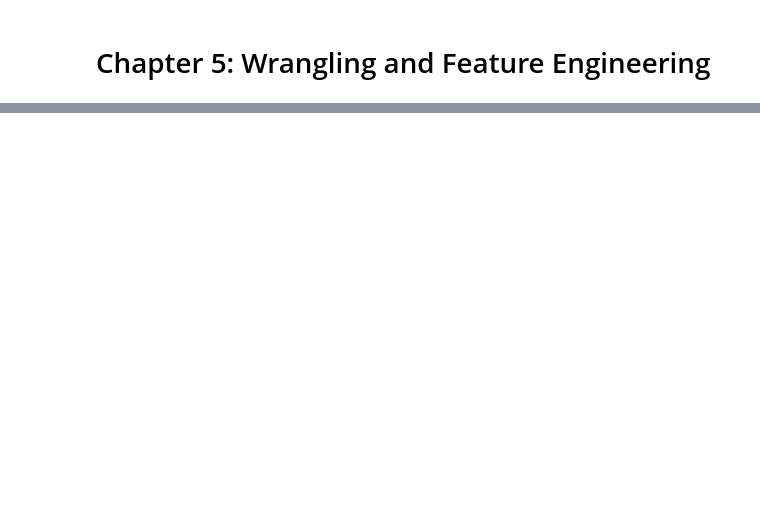
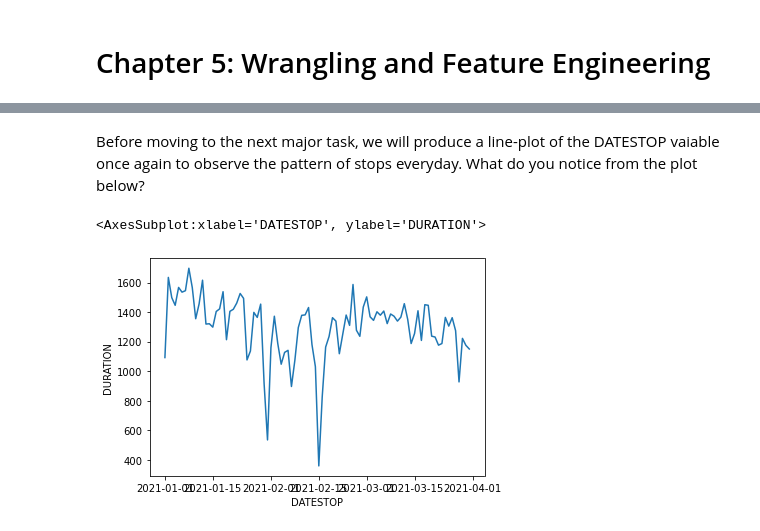
Before and after one commit to rahimrasool/CAN_textbook, a Jupyter notebook: _sources/content/01/Chapter5.ipynb, the cells around one changed output, grey strips where cells are left out. Saved outputs shown, nothing was run; the diff lists cells and outputs as text; code cells hidden in the pictures; blank space fills up the shorter version.

```diff
--- a/_sources/content/01/Chapter5.ipynb
+++ b/_sources/content/01/Chapter5.ipynb
@@ -27,0 +31,4 @@ Comments: Replace Veil of darkness analysis with something shown in the plots
+# %%
+# replace csv and import pickle
+import pandas as pd
+stops_filtered = pd.read_pickle('stops_filtered.pkl')
@@ -27,0 +41,5 @@ Comments: Replace Veil of darkness analysis with something shown in the plots
+# %%
+# Combine Contraband and weapon
+stops_filtered['ContraORDrugs'] = True
+stops_filtered['ContraORDrugs'] = \
+stops_filtered['ContraORDrugs'].where((stops_filtered['VEHCONTRA']==1) | (stops_filtered['VEHDRUGS']==1), False)
@@ -27,0 +78,10 @@ Comments: Replace Veil of darkness analysis with something shown in the plots
+# %% [markdown]
+Before moving to the next major task, we will produce a line-plot of the DATESTOP vaiable once again to observe the pattern of stops everyday. What do you notice from the plot below?
+# %%
+# plot
+import seaborn as sns
+stops_group = stops_filtered.groupby('DATESTOP').count()
+sns.lineplot(data = stops_group, x = 'DATESTOP', y = 'DURATION')
+# %% [output]
+<AxesSubplot:xlabel='DATESTOP', ylabel='DURATION'>
+[figure, added]
```
Also changed, not shown: parts of 30 cells of this notebook, 21 other files.
